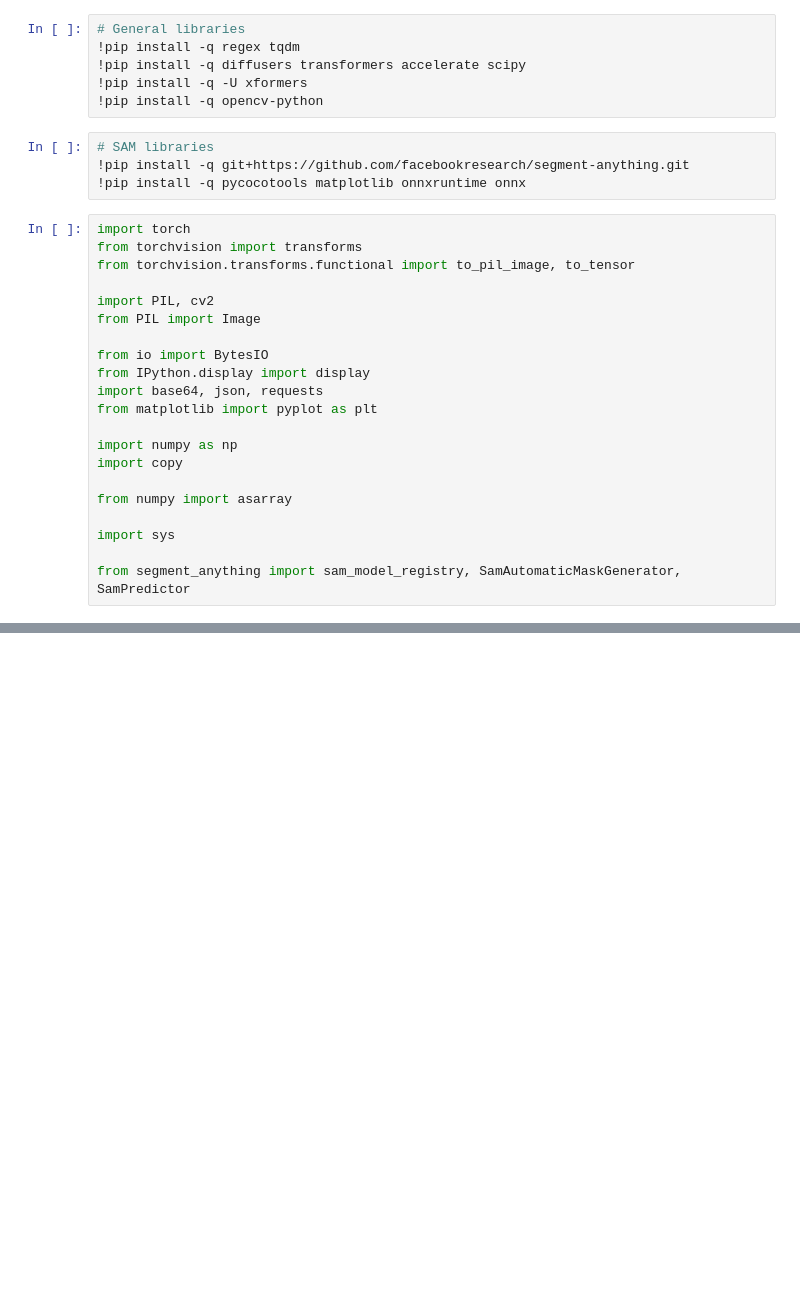
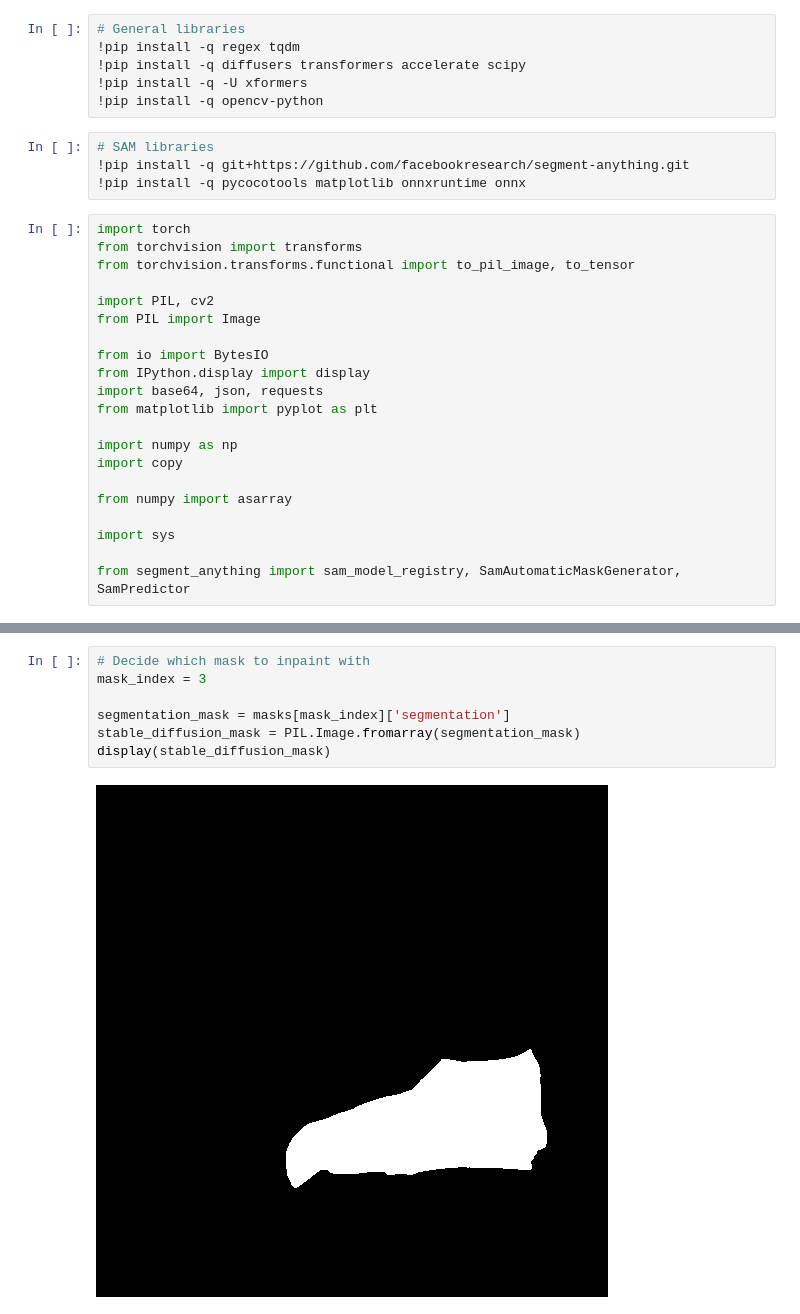
Before and after one commit to bellmake/inpainting, a Jupyter notebook: inpainting.ipynb, the cells around one changed output, grey strips where cells are left out. Cells and saved outputs as stored; diff of their text form; blank space fills up the shorter version.

```diff
--- a/inpainting.ipynb
+++ b/inpainting.ipynb
@@ -50,0 +184,9 @@ model_dir = "stabilityai/stable-diffusion-2-inpainting"
+# %%
+# Decide which mask to inpaint with
+mask_index = 3
+
+segmentation_mask = masks[mask_index]['segmentation']
+stable_diffusion_mask = PIL.Image.fromarray(segmentation_mask)
+display(stable_diffusion_mask)
+# %% [output]
+[figure, added]
```
Also changed, not shown: parts of 13 cells of this notebook.
